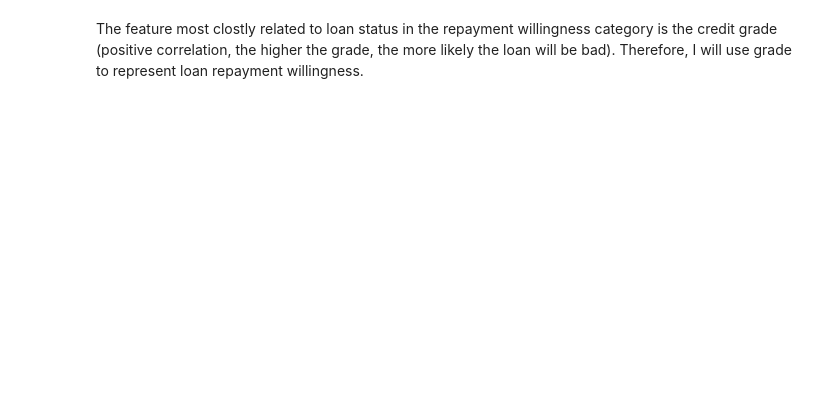
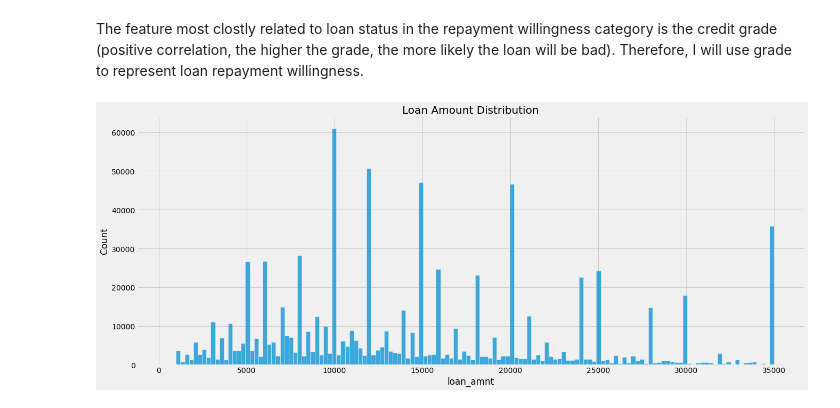
Before and after one commit to YingcanCarolWang/project-LC, a Jupyter notebook: Loan_data_analysis.ipynb, the cells around one changed output. Drawn from its saved outputs; the diff is of its cells as text; code cells hidden in the pictures; blank space fills up the shorter version.

```diff
--- a/Loan_data_analysis.ipynb
+++ b/Loan_data_analysis.ipynb
@@ -287,3 +289,11 @@ The feature most clostly related to loan status in the repayment willingness cat
 # %%
 #data frame for features to be used for clustering
 df_cluster = df_cleaned[['loan_amnt','annual_inc','grade_encoded']]
+# %%
+#plot loan_amnt
+plt.rcParams['figure.figsize'] = (20, 8)
+sns.histplot(df_cluster['loan_amnt'])
+plt.title('Loan Amount Distribution', fontsize = 20)
+plt.show()
+# %% [output]
+[figure, added]
```
Also changed, not shown: parts of 33 cells of this notebook.
